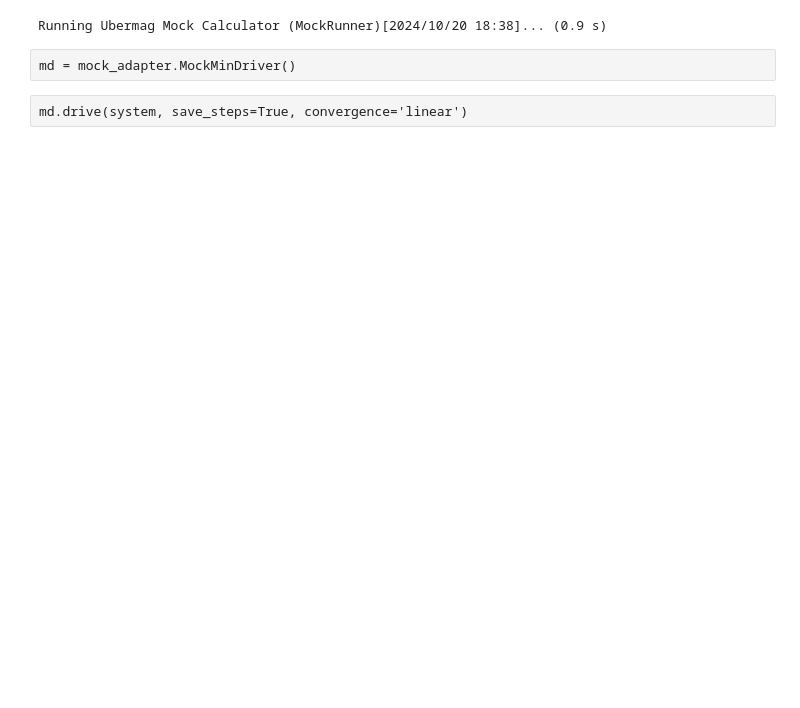
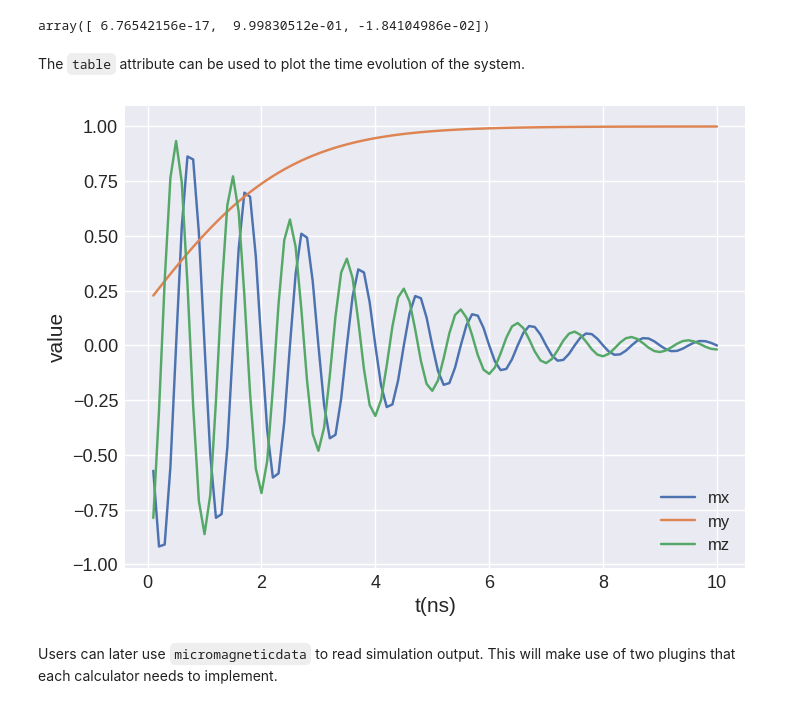
Before and after one commit to ubermag/mock-adapter, a Jupyter notebook: docs/example.ipynb, the cells around one changed output. Drawn from its saved outputs; the diff is of its cells as text; code cells hidden in the pictures; blank space fills up the shorter version.

```diff
--- a/docs/example.ipynb
+++ b/docs/example.ipynb
@@ -7,4 +14,8 @@ from ubermagcalculatorbase import mock_adapter
 # %%
-system = mm.System(name='test')
-system.energy = mm.Zeeman(H=[1, 0, 0])
-system.m = df.Field(df.Mesh(p1=(0, 0, 0), p2=(1, 1, 1), n=(2, 2, 2)), nvdim=3, value=(1, 0, 0), norm=1e4)
+system = mm.System(name="sample")
+# field in z direction
+system.energy = mm.Zeeman(H=[0, 0, 4])
+# initial magnetisation in x direction
+system.m = df.Field(
+    df.Mesh(p1=(0, 0, 0), p2=(1, 1, 1), n=(2, 2, 2)), nvdim=3, value=(1, 0, 0), norm=1e6
+)
@@ -13,4 +21,0 @@ import numpy as np
-# %%
-system = mm.System(name='test')
-system.energy = mm.Zeeman(H=[0, 0, 1])
-system.m = df.Field(df.Mesh(p1=(0, 0, 0), p2=(1, 1, 1), n=(2, 2, 2)), nvdim=3, value=np.random.random((2, 2, 2, 3)) * 2 - 1, norm=1e4)
@@ -16,0 +42,2 @@ system.m = df.Field(df.Mesh(p1=(0, 0, 0), p2=(1, 1, 1), n=(2, 2, 2)), nvdim=3, v
+# %%
+system.energy.zeeman.H = [0, 1, 0]  # change field direction to y
@@ -25,12 +87,15 @@ Running Ubermag Mock Calculator (MockRunner)[2024/10/20 18:38]... (1.5 s)
-# %%
-md = mock_adapter.MockMinDriver()
-md.drive(system)
-# %% [output]
-Running Ubermag Mock Calculator (MockRunner)[2024/10/20 18:38]... (0.9 s)
-# %% [raw]
-md = mock_adapter.MockMinDriver()
-# %% [raw]
-md.drive(system, save_steps=True, convergence='linear')
+# %%
+system.m.orientation.mean()  # the magnetisation now points predominantly in the y direction
+# %% [output]
+array([ 6.76542156e-17,  9.99830512e-01, -1.84104986e-02])
+# %% [markdown]
+The `table` attribute can be used to plot the time evolution of the system.
+# %%
+system.table.mpl(y=["mx", "my", "mz"])
+# %% [output]
+[figure, added]
+# %% [markdown]
+Users can later use `micromagneticdata` to read simulation output. This will make use of two plugins that each calculator needs to implement.
 # %%
 import micromagneticdata as mdata
 # %%
```
Also changed, not shown: parts of 36 cells of this notebook, 1 other file.
